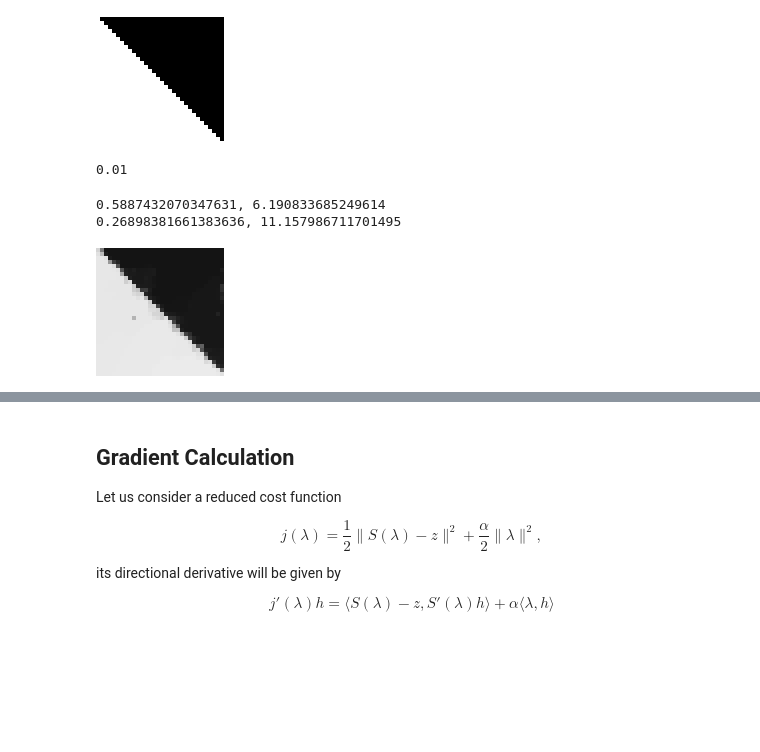
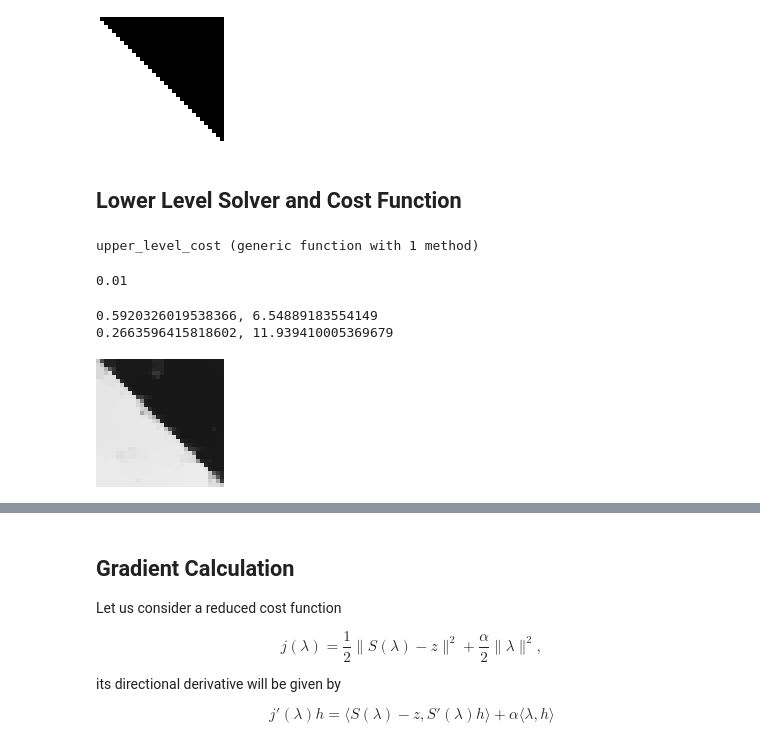
Before and after one commit to dvillacis/BilevelImagingParameterLearning.jl, a Jupyter notebook: demo/bilevel_scalar_rof/bilevel_scalar_vi.ipynb, the cells around one changed output, grey strips where cells are left out. Drawn from its saved outputs; the diff is of its cells as text; code cells hidden in the pictures; blank space fills up the shorter version.

```diff
--- a/demo/bilevel_scalar_rof/bilevel_scalar_vi.ipynb
+++ b/demo/bilevel_scalar_rof/bilevel_scalar_vi.ipynb
@@ -15,11 +12,0 @@ using LinearAlgebra, StructuredOptimization, AbstractOperators, Plots, Distribut
-# %%
-# Lower Level Solver
-function lower_level_solver(u,f,λ,K)
-    @minimize λ*ls(-(1/λ)*K'*u+f) + conj(norm(u,2,1,2)) with ForwardBackward(tol = 1e-7, gamma = 1/8, fast = true)
-    return -(1/λ)*K'*(~u)+f
-end
-
-# Upper level cost
-function upper_level_cost(u,z,λ,α)
-    return 0.5*norm(u[:]-z[:])^2 + 0.5*α*norm(λ)^2 #PSNR
-end
@@ -39,5 +26,21 @@ Gray.(f)
 Gray.(z)
 # %% [output]
 [figure]
+# %% [markdown]
+## Lower Level Solver and Cost Function
+# %%
+# Lower Level Solver
+function lower_level_solver(f,λ,K)
+    u = Variable(size(K,1)...)
+    @minimize λ*ls(-(1/λ)*K'*u+f) + conj(norm(u,2,1,2)) with ForwardBackward(tol = 1e-15, gamma = 1/8, fast = false)
+    return -(1/λ)*K'*(~u)+f
+end
+
+# Upper level cost
+function upper_level_cost(u,z,λ,α)
+    return 0.5*norm(u[:]-z[:])^2 + 0.5*α*norm(λ)^2 #PSNR
+end
+# %% [output]
+upper_level_cost (generic function with 1 method)
 # %%
 K = Variation(size(f))
@@ -46,12 +48,12 @@ u = Variable(size(K,1)...)
 # %% [output]
 0.01
 # %%
-u_h = lower_level_solver(u,f,8,K)
+u_h = lower_level_solver(f,8,K)
 println("$(ssim(u_h,z)), $(upper_level_cost(u_h,z,10,α))")
 println("$(ssim(f,z)), $(upper_level_cost(f,z,10,α))")
 Gray.(u_h)
 # %% [output]
-0.5887432070347631, 6.190833685249614
-0.26898381661383636, 11.157986711701495
+0.5920326019538366, 6.54889183554149
+0.2663596415818602, 11.939410005369679
-[figure, old version]
+[figure, new version]
 # %%
```
Also changed, not shown: parts of 19 cells of this notebook, 2 other files.
